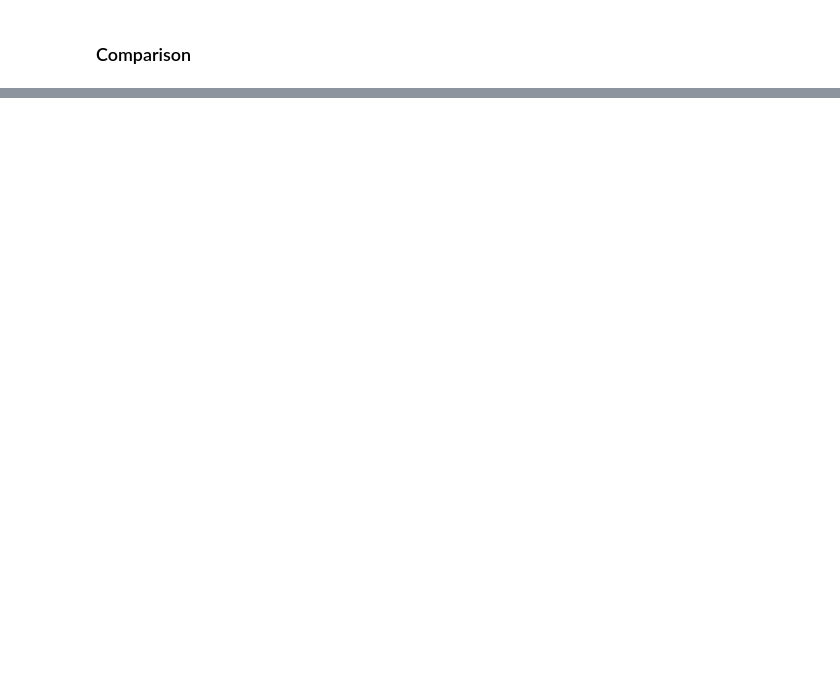
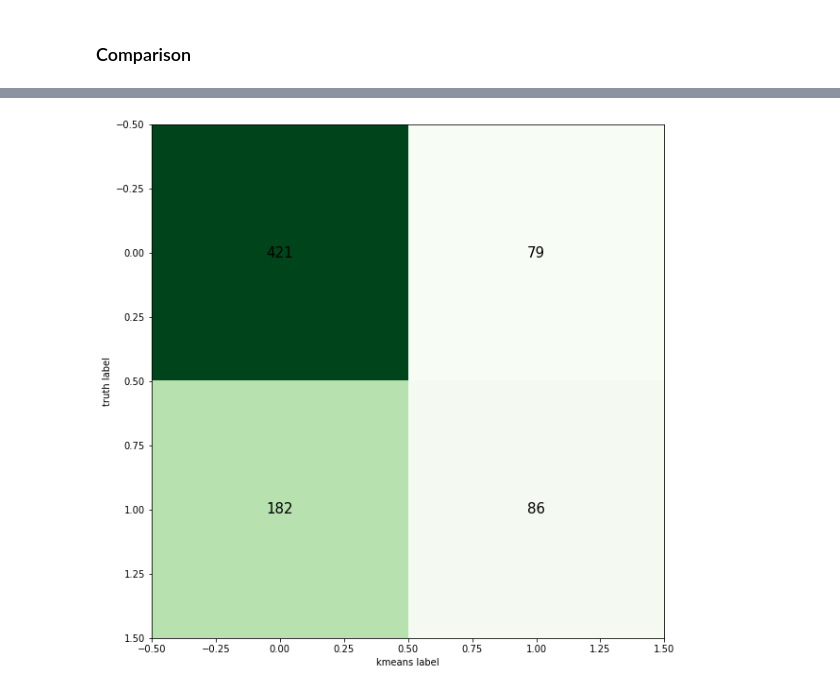
Before and after one commit to LucasColas/Machine-Learning-Analysis-of-Diabetes, a Jupyter notebook: Machine_Learning_Analysis_of_Diabetes.ipynb, the cells around one changed output, grey strips where cells are left out. Drawn from its saved outputs; the diff is of its cells as text; code cells hidden in the pictures; blank space fills up the shorter version.

```diff
--- a/Machine_Learning_Analysis_of_Diabetes.ipynb
+++ b/Machine_Learning_Analysis_of_Diabetes.ipynb
@@ -459,0 +568,3 @@ plt.show()
+# %%
+kmeans = KMeans(n_clusters=2)
+clusters = kmeans.fit_predict(X)
@@ -459,0 +578,3 @@ plt.show()
+# %%
+k_labels = kmeans.labels_
+k_labels_matched = np.empty_like(k_labels)
@@ -459,0 +601,17 @@ plt.show()
+# %%
+from sklearn.metrics import confusion_matrix
+for k in np.unique(k_labels):
+  match_nums = [np.sum((k_labels==k)*(YR==t)) for t in np.unique(YR)]
+  k_labels_matched[k_labels==k] = np.unique(YR)[np.argmax(match_nums)]
+cm = confusion_matrix(YR, k_labels_matched)
+
+# Plot confusion matrix
+plt.figure(figsize=(10,10))
+plt.imshow(cm,interpolation='none',cmap='Greens')
+for (i, j), z in np.ndenumerate(cm):
+    plt.text(j, i, z, ha='center', va='center', fontsize=15)
+plt.xlabel("kmeans label")
+plt.ylabel("truth label")
+plt.show()
+# %% [output]
+[figure, added]
```
Also changed, not shown: parts of 21 cells of this notebook.
